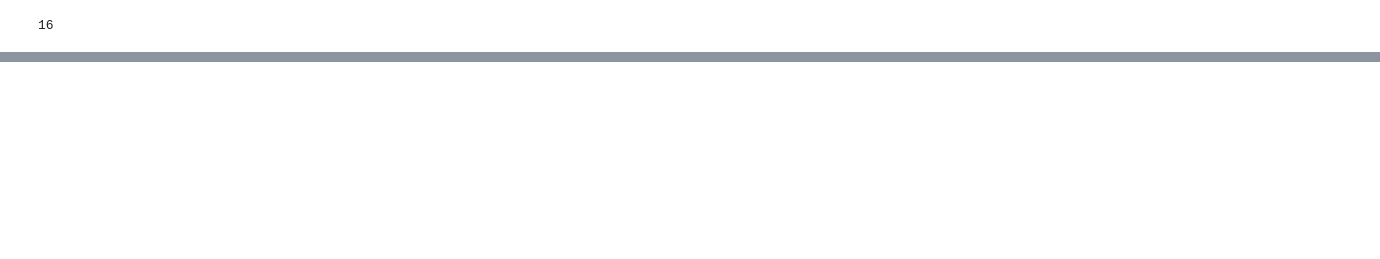
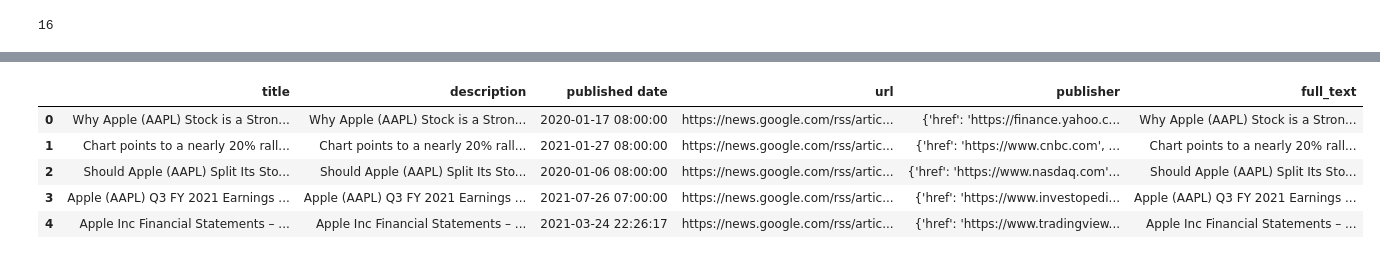
Before and after one commit to ajiteshsi/test_2, a Jupyter notebook: Sentiment.ipynb, the cells around one changed output, grey strips where cells are left out. Cells and saved outputs as stored; diff of their text form; code cells hidden in the pictures; blank space fills up the shorter version.

```diff
--- a/Sentiment.ipynb
+++ b/Sentiment.ipynb
@@ -169,0 +169,6 @@ plt.show()
+# %%
+google_news = GNews(start_date=(2019,11,4), end_date=(2022,11,2))
+results = google_news.get_news('AAPL')
+
+news_df = pd.DataFrame(results)
+news_df.shape
@@ -169,0 +186,14 @@ plt.show()
+# %%
+# Clean and prepare text
+news_df["published date"] = pd.to_datetime(news_df["published date"])
+
+news_df["full_text"] = (news_df["title"].fillna("") + " " +news_df["description"].fillna(""))
+
+news_df.head()
+# %% [output]
+|  | title | description | published date | url | publisher | full_text |
+| 0 | Why Apple (AAPL) Stock is a Stron... | Why Apple (AAPL) Stock is a Stron... | 2020-01-17 08:00:00 | https://news.google.com/rss/artic... | {'href': 'https://finance.yahoo.c... | Why Apple (AAPL) Stock is a Stron... |
+| 1 | Chart points to a nearly 20% rall... | Chart points to a nearly 20% rall... | 2021-01-27 08:00:00 | https://news.google.com/rss/artic... | {'href': 'https://www.cnbc.com', ... | Chart points to a nearly 20% rall... |
+| 2 | Should Apple (AAPL) Split Its Sto... | Should Apple (AAPL) Split Its Sto... | 2020-01-06 08:00:00 | https://news.google.com/rss/artic... | {'href': 'https://www.nasdaq.com'... | Should Apple (AAPL) Split Its Sto... |
+| 3 | Apple (AAPL) Q3 FY 2021 Earnings ... | Apple (AAPL) Q3 FY 2021 Earnings ... | 2021-07-26 07:00:00 | https://news.google.com/rss/artic... | {'href': 'https://www.investopedi... | Apple (AAPL) Q3 FY 2021 Earnings ... |
+| 4 | Apple Inc Financial Statements – ... | Apple Inc Financial Statements – ... | 2021-03-24 22:26:17 | https://news.google.com/rss/artic... | {'href': 'https://www.tradingview... | Apple Inc Financial Statements – ... |
```
Also changed, not shown: parts of 10 cells of this notebook.
